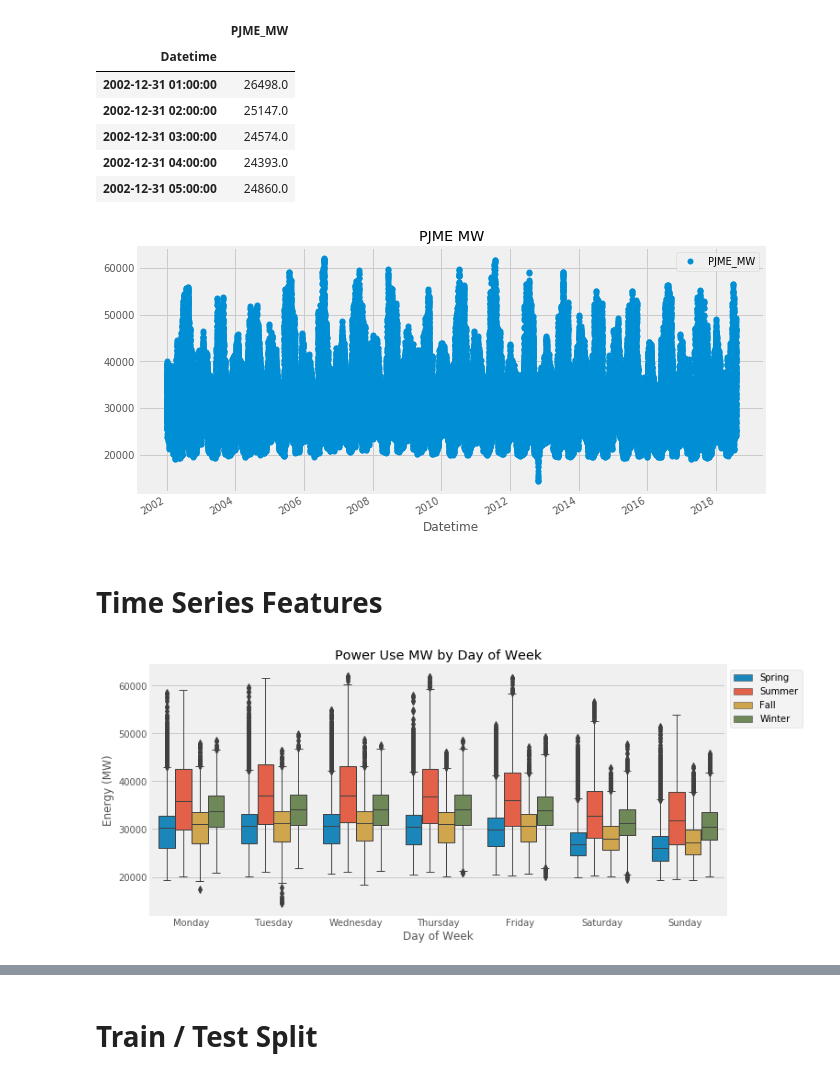
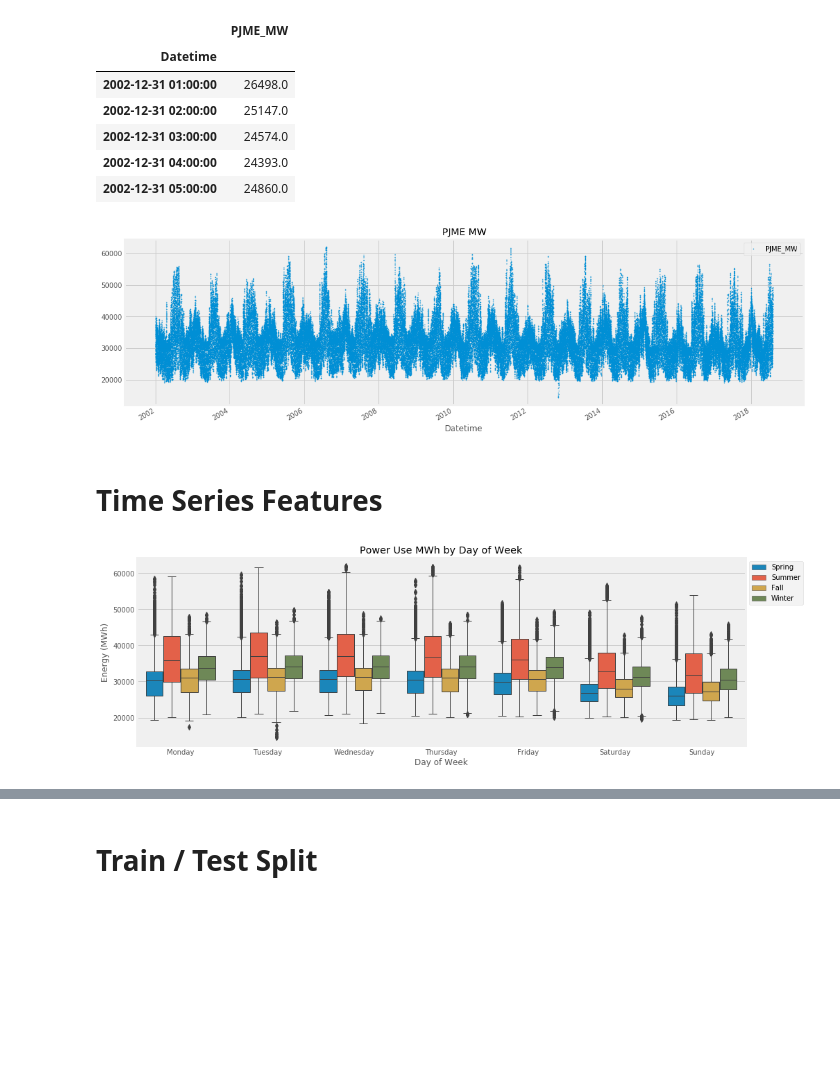
Before and after one commit to redjules/time-series-forecasting-FB-Prophet, a Jupyter notebook: time-series-forecasting-with-prophet-yt.ipynb, the cells around one changed output, grey strips where cells are left out. Cells and saved outputs as stored; diff of their text form; code cells hidden in the pictures; blank space fills up the shorter version.

```diff
--- a/time-series-forecasting-with-prophet-yt.ipynb
+++ b/time-series-forecasting-with-prophet-yt.ipynb
@@ -16,13 +16,8 @@ from fbprophet import Prophet
 
 from sklearn.metrics import mean_squared_error, mean_absolute_error
 
-import warnings
-warnings.filterwarnings("ignore")
+#import warnings
+#warnings.filterwarnings("ignore")
 
-plt.style.use('ggplot')
-plt.style.use('fivethirtyeight')
-
-def mean_absolute_percentage_error(y_true, y_pred):
-    """Calculates MAPE given y_true and y_pred"""
-    y_true, y_pred = np.array(y_true), np.array(y_pred)
-    return np.mean(np.abs((y_true - y_pred) / y_true)) * 100
+#plt.style.use('ggplot')
+#plt.style.use('fivethirtyeight')
@@ -47,13 +48,13 @@ pjme.head()
 # %%
 color_pal = sns.color_palette()
 pjme.plot(style='.',
-          figsize=(10, 5),
-          ms=10,
+          figsize=(16, 5),
+          ms=1,
           color=color_pal[0],
           title='PJME MW')
 plt.show()
 # %% [output]
-[figure, old version]
+[figure, new version]
 # %% [markdown]
 # Time Series Features
 # %%
@@ -99,15 +100,17 @@ features_and_target = pd.concat([X, y], axis=1)
 # %%
-fig, ax = plt.subplots(figsize=(10, 5))
+fig, ax = plt.subplots(figsize=(14, 5))
+
 sns.boxplot(data=features_and_target.dropna(),
             x='weekday',
             y='PJME_MW',
             hue='season',
             ax=ax,
             linewidth=1)
-ax.set_title('Power Use MW by Day of Week')
+
+ax.set_title('Power Use MWh by Day of Week')
 ax.set_xlabel('Day of Week')
-ax.set_ylabel('Energy (MW)')
+ax.set_ylabel('Energy (MWh)')
 ax.legend(bbox_to_anchor=(1, 1))
 plt.show()
 # %% [output]
-[figure, old version]
+[figure, new version]
```
Also changed, not shown: parts of 21 cells of this notebook.
